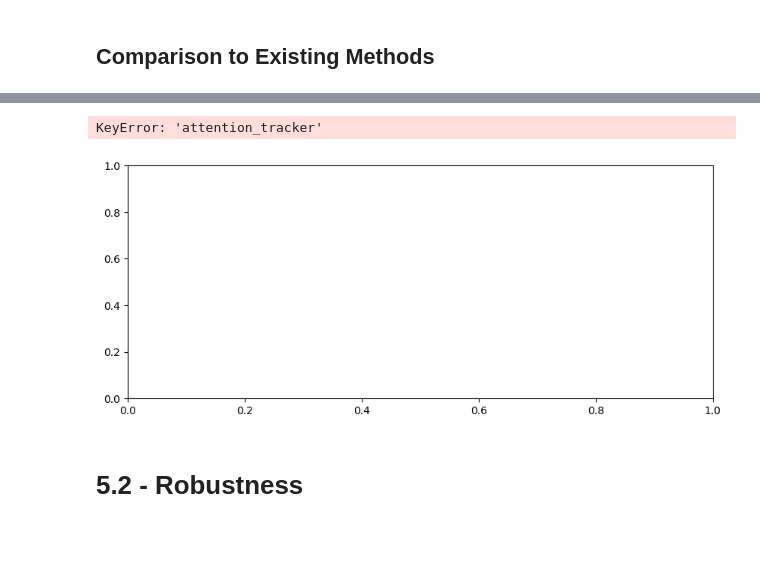
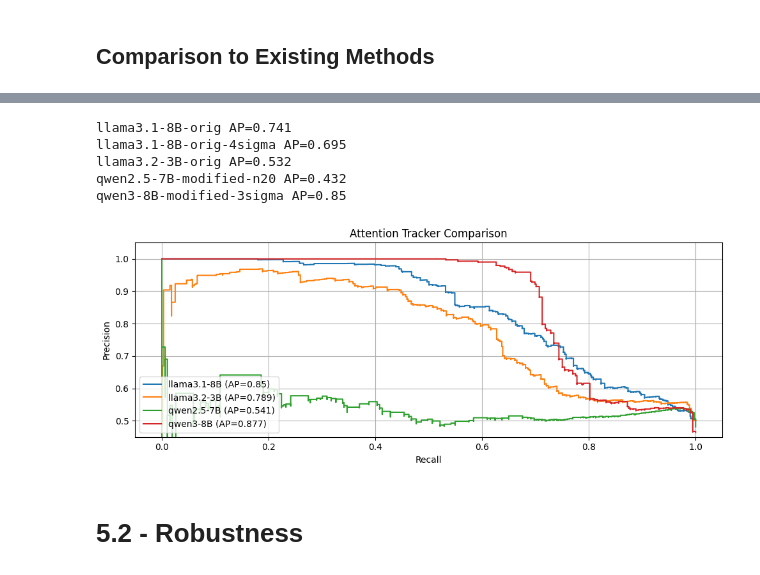
Before and after one commit to alexbecker/prompt-injection, a Jupyter notebook: analysis.ipynb, the cells around one changed output, grey strips where cells are left out. Drawn from its saved outputs; the diff is of its cells as text; code cells hidden in the pictures; blank space fills up the shorter version.

```diff
--- a/analysis.ipynb
+++ b/analysis.ipynb
@@ -116,0 +148,2 @@ df["euclidean_rolling_avg"] = df.apply(
+# %%
+df = df[df["alpha"] == 0.05].copy()
@@ -131,10 +166,10 @@ def recall_at_precision(precision, recall, target: float):
 
 records = {name: {} for name in df["model_short"].unique()}
 fig, axs = plt.subplots(ncols=2, figsize=(10, 4))
-for i, col in enumerate(["euclidean", "euclidean_rolling_avg"]):
+for i, col in enumerate(["euclidean", "cosine_dist"]):
     title = {
         "euclidean": "AD",
-        "euclidean_rolling_avg": "2-smoothed AD",
+        "cosine_dist": "cosine_dist",
     }[col]
     benign_stats = {
         (model, response_len, rule): (group[col].median(), group[col].std())
@@ -199,2 +234,11 @@ df2
 # %% [markdown]
 ## Comparison to Existing Methods
+# %%
+at_df = pd.read_parquet("attention_tracker.parquet")
+at_df = at_df.join(
+    attack_df.set_index(["model", "template", "rule", "prompt", "attack"]),
+    on=["model", "template", "rule", "prompt", "attack"]
+)
+at_df["model_short"] = at_df["model"].apply(lambda model: model.split("/")[1])
+at_df["group"] = at_df.apply(make_group, axis=1)
+at_df
@@ -201,48 +259,62 @@ df2
 # %%
-group = df[df["model_short"] == "Llama-3.2-3B-Instruct"].copy()
 fig, axs = plt.subplots(ncols=1, figsize=(10, 4))
-for col in ["attention_tracker", "euclidean_rolling_avg"]:
+for col in [
+    "llama3.1-8B-orig", "llama3.1-8B-orig-4sigma", "llama3.1-8B-modified", "llama3.2-3B-orig", "llama3.2-3B-modified",
+    "qwen2.5-7B-modified", "qwen2.5-7B-modified-n20", "qwen3-8B-modified-2sigma", "qwen3-8B-modified-3sigma"
+]:
+    df2 = at_df[at_df[col] != 0].copy()
     benign_stats = {
         (model, response_len, rule): (group[col].median(), group[col].std())
-        for (model, response_len, rule), group in df[df["group"] == "Benign"].groupby(["model_short", "response_len", "rule"])
+        for (model, response_len, rule), group in df2[df2["group"] == "Benign"].groupby(["model_short", "response_len", "rule"])
     }
     weights = {
         (model, response_len, rule, group): 1.0 / len(df_slice)
-        for (model, response_len, rule, group), df_slice in df.groupby(["model_short", "response_len", "rule", "group"])
+        for (model, response_len, rule, group), df_slice in df2.groupby(["model_short", "response_len", "rule", "group"])
     }
 
     def scale_score(row):
         key = (row["model_short"], row["response_len"], row["rule"])
         if key not in benign_stats:
             return np.nan
         median, stddev = benign_stats[key]
+        if stddev == 0.0:
+            return row[col] - median
         return (row[col] - median) / stddev
 
-    group["score"] = df.apply(scale_score, axis=1)
-    group["weight"] = df.apply(lambda row: weights[(row["model_short"], row["response_len"], row["rule"], row["group"])], axis=1)
+    df2["score"] = -df2.apply(scale_score, axis=1)
+    df2["weight"] = df2.apply(lambda row: weights[(row["model_short"], row["response_len"], row["rule"], row["group"])], axis=1)
 
-    group = group[group["group"].isin(["Benign", "Successful Attack"])].dropna(subset="score")
+    df2 = df2[df2["group"].isin(["Benign", "Successful Attack"])].dropna(subset="score")
 
-    y_true = group["group"] != "Benign"
-    precision, recall, thr = precision_recall_curve(y_true, group["score"], sample_weight=group["weight"])
-    ap = average_precision_score(y_true, group["score"], sample_weight=group["weight"])
-    chance_level = (y_true * group["weight"]).sum() / group["weight"].sum()
+    y_true = df2["group"] != "Benign"
+    precision, recall, thr = precision_recall_curve(y_true, df2["score"], sample_weight=df2["weight"])
+    ap = average_precision_score(y_true, df2["score"], sample_weight=df2["weight"])
+    chance_level = (y_true * df2["weight"]).sum() / df2["weight"].sum()
 
-    axs.step(recall, precision, where="post", label=col)
+    # Only plot the best configuration for each model, but print the others to verify they are worse
+    if "orig" in col or "-n20" in col or "3sigma" in col:
+        print(f"{col} AP={ap:.3}")
+        continue
+
+    axs.step(recall, precision, where="post", label=f"{col.split('B-')[0]}B (AP={ap:.3})")
     axs.set_title("Attention Tracker Comparison")
     axs.set_xlabel("Recall")
     axs.set_ylabel("Precision")
     axs.set_ylim(0.45, 1.05)
     axs.legend(loc="lower left")
     axs.grid(True)
 
 fig.tight_layout()
-fig.savefig(f"figures/precision_recall.png", dpi=300, bbox_inches="tight")
+fig.savefig(f"figures/attention_tracker_precision_recall.png", dpi=300, bbox_inches="tight")
 plt.show()
 plt.close(fig)
 # %% [output]
-KeyError: 'attention_tracker'
+llama3.1-8B-orig AP=0.741
+llama3.1-8B-orig-4sigma AP=0.695
+llama3.2-3B-orig AP=0.532
+qwen2.5-7B-modified-n20 AP=0.432
+qwen3-8B-modified-3sigma AP=0.85
-[figure, old version]
+[figure, new version]
 # %% [markdown]
 # 5.2 - Robustness
 # %%
```
Also changed, not shown: parts of 13 cells of this notebook, 14 other files.
